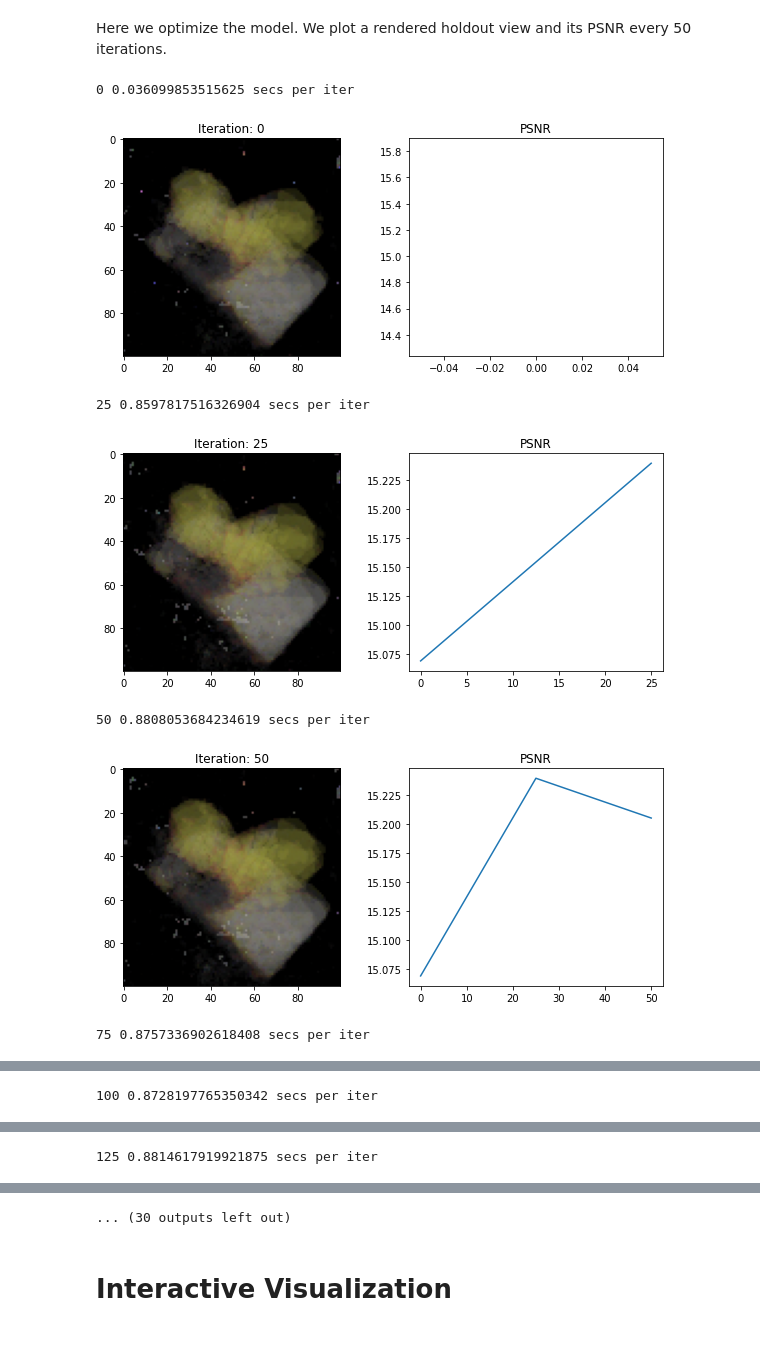
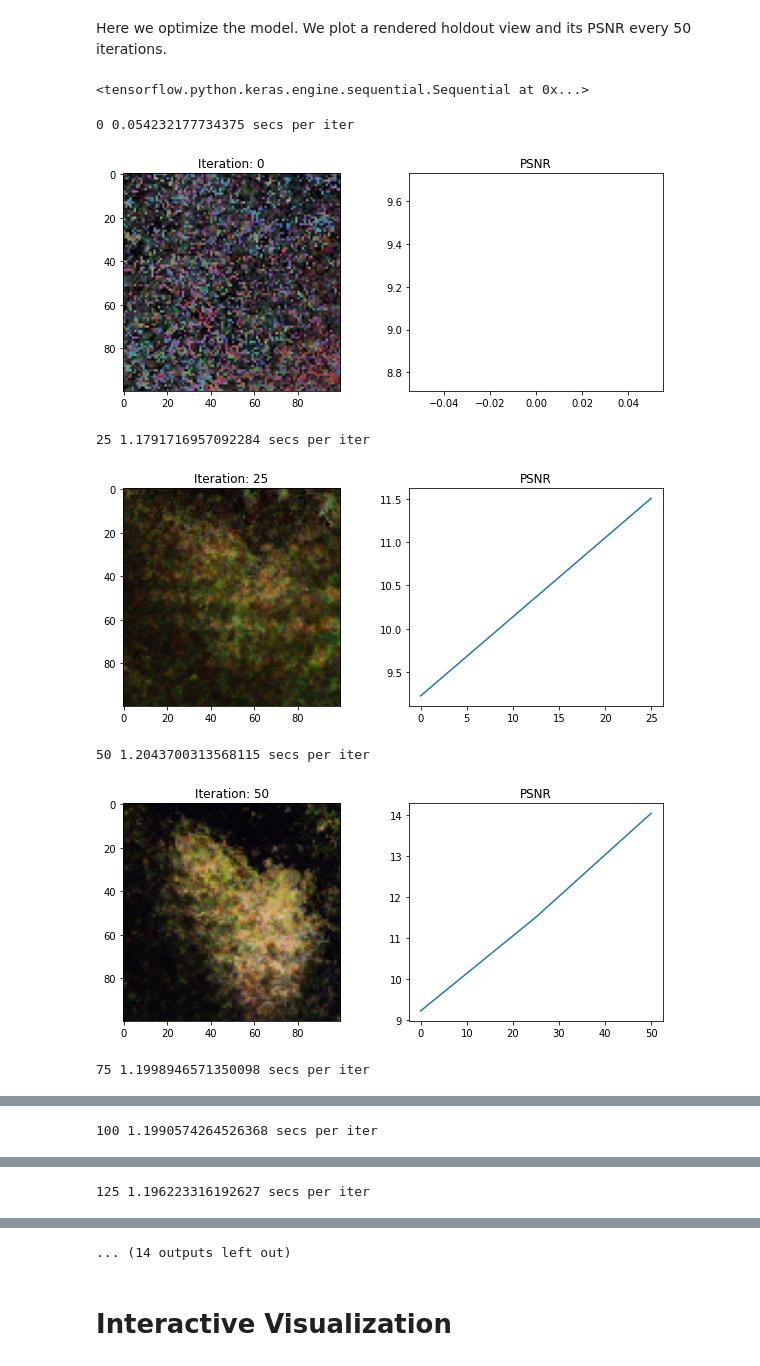
Before and after one commit to Luke2642/Nerf-Siren-Colab, a Jupyter notebook: Tiny_nerf_Siren.ipynb, the cells around one changed output, grey strips where cells are left out. Saved outputs shown, nothing was run; the diff lists cells and outputs as text; code cells hidden in the pictures.

```diff
--- a/Tiny_nerf_Siren.ipynb
+++ b/Tiny_nerf_Siren.ipynb
@@ -109,23 +109,36 @@ embed_fn = posenc
 #embed_fn = tf.identity
 
 def init_model(D=4, W=768):
-    relu = tf.keras.layers.ReLU()
+    #relu = tf.keras.layers.ReLU()
     #dense = lambda W=W, act=relu : tf.keras.layers.Dense(W, activation=act)
 
-    dense = lambda W=W, act=relu : ScaledSinusodialRepresentationDense(W,
-                                        scale=1,          # scale value should be carefully chosen in range [1, 2]
-                                        activation='sine', # default activation function
-                                        w0=1.0)        # w0 represents sin(w0 * x) where x is the input.
+    #dense = ScaledSinusodialRepresentationDense(W, scale=1, activation='sine', w0=1.0)
 
-    inputs = tf.keras.Input(shape=(3 + 3*2*L_embed))
-    outputs = inputs
+    # Create a `Sequential` model and add a Dense layer as the first layer.
+    model = tf.keras.models.Sequential()
+
+    model.add(tf.keras.Input(shape=(3 + 3*2*L_embed)))
+
     for i in range(D):
-        outputs = dense()(outputs)
-        if i%4==0 and i>0:
-            outputs = tf.concat([outputs, inputs], -1)
-    outputs = dense(4, act=None)(outputs)
+      model.add(ScaledSinusodialRepresentationDense(W, scale=1, activation='sine', w0=1.0))
 
-    model = tf.keras.Model(inputs=inputs, outputs=outputs)
+    model.add(tf.keras.layers.Dense(4, activation=None))  #output
+
+    #inputs = tf.keras.Input(shape=(3 + 3*2*L_embed))
+    #outputs = inputs
+    #for i in range(D):
+    #    outputs = dense()(outputs)
+    #    if i%4==0 and i>0:
+    #        outputs = tf.concat([outputs, inputs], -1)
+    #outputs = dense(4, act=None)(outputs)
+    #model = tf.keras.Model(inputs=inputs, outputs=outputs)
+
+    #inputs = tf.keras.Input(shape=(3 + 3*2*L_embed))
+
+    #model = SIRENModel(units=W, final_units=4, final_activation='sigmoid', num_layers=D, w0=30.0, w0_initial=30.0)
+
+    #_ = model(tf.zeros([1, 2]))
+
     return model
 
 
@@ -176,12 +189,14 @@ def render_rays(network_fn, rays_o, rays_d, near, far, N_samples, rand=False):
 Here we optimize the model. We plot a rendered holdout view and its PSNR every 50 iterations.
 # %%
 #initialise a random network
-model = init_model()
+model = init_model(20, 256)
+# %% [output]
+<tensorflow.python.keras.engine.sequential.Sequential at 0x...>
 # %%
 #train it with these parameters, can be edited and run multiple times without losing progress
 optimizer = tf.keras.optimizers.Adam(1e-4)
 
-N_samples = 24
+N_samples = 16
 N_iters = 1000
 psnrs = []
 iternums = []
@@ -212,37 +227,37 @@ for i in range(N_iters+1):
     with tf.GradientTape() as tape:
         rgb, depth, acc = render_rays(model, rays_o, rays_d, near=2., far=6., N_samples=N_samples, rand=True)
         loss = tf.reduce_mean(tf.square(rgb - target))
     gradients = tape.gradient(loss, model.trainable_variables)
     optimizer.apply_gradients(zip(gradients, model.trainable_variables))
 
     if i%i_plot==0:
         print(i, (time.time() - t) / i_plot, 'secs per iter')
         t = time.time()
 
         # Render the holdout view for logging
         rays_o, rays_d = get_rays(H, W, focal, testpose)
         rgb, depth, acc = render_rays(model, rays_o, rays_d, near=2., far=6., N_samples=N_samples)
         loss = tf.reduce_mean(tf.square(rgb - testimg))
         psnr = -10. * tf.math.log(loss) / tf.math.log(10.)
 
         psnrs.append(psnr.numpy())
         iternums.append(i)
 
         plt.figure(figsize=(10,4))
         plt.subplot(121)
         plt.imshow(rgb)
         plt.title(f'Iteration: {i}')
         plt.subplot(122)
         plt.plot(iternums, psnrs)
         plt.title('PSNR')
         plt.show()
 
 print('Done')
 # %% [output]
-0 0.036099853515625 secs per iter
+0 0.054232177734375 secs per iter
-[figure, old version]
+[figure, new version]
-25 0.8597817516326904 secs per iter
+25 1.1791716957092284 secs per iter
-[figure, old version]
+[figure, new version]
-50 0.8808053684234619 secs per iter
+50 1.2043700313568115 secs per iter
-[figure, old version]
+[figure, new version]
-75 0.8757336902618408 secs per iter
+75 1.1998946571350098 secs per iter
@@ -250 +265 @@ print('Done')
-100 0.8728197765350342 secs per iter
+100 1.1990574264526368 secs per iter
@@ -252 +267 @@ print('Done')
-125 0.8814617919921875 secs per iter
+125 1.196223316192627 secs per iter
@@ -254,4 +269,4 @@ print('Done')
-... (30 outputs left out)
+... (14 outputs left out)
 # %% [markdown]
 # Interactive Visualization
 # %%
```
Also changed, not shown: parts of 5 cells of this notebook.
